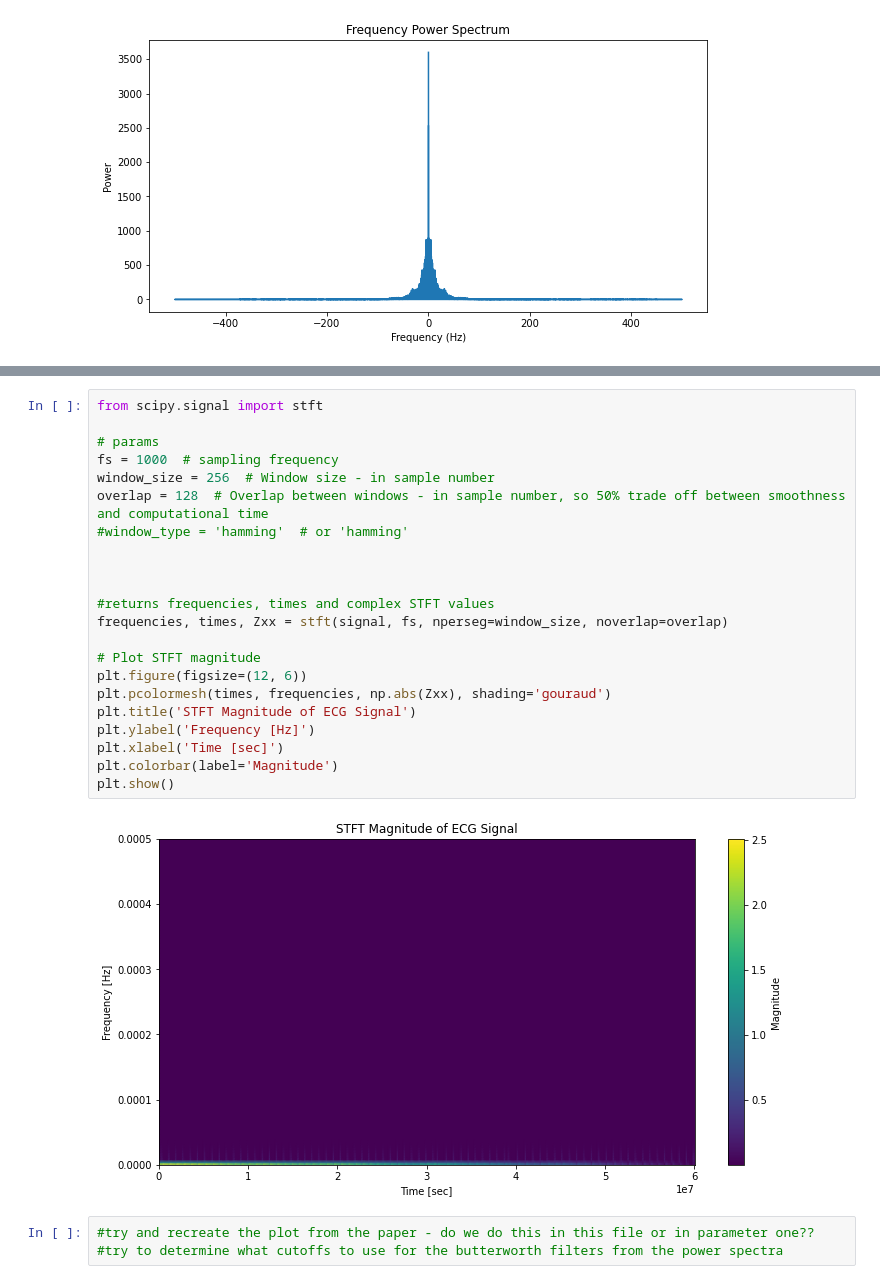
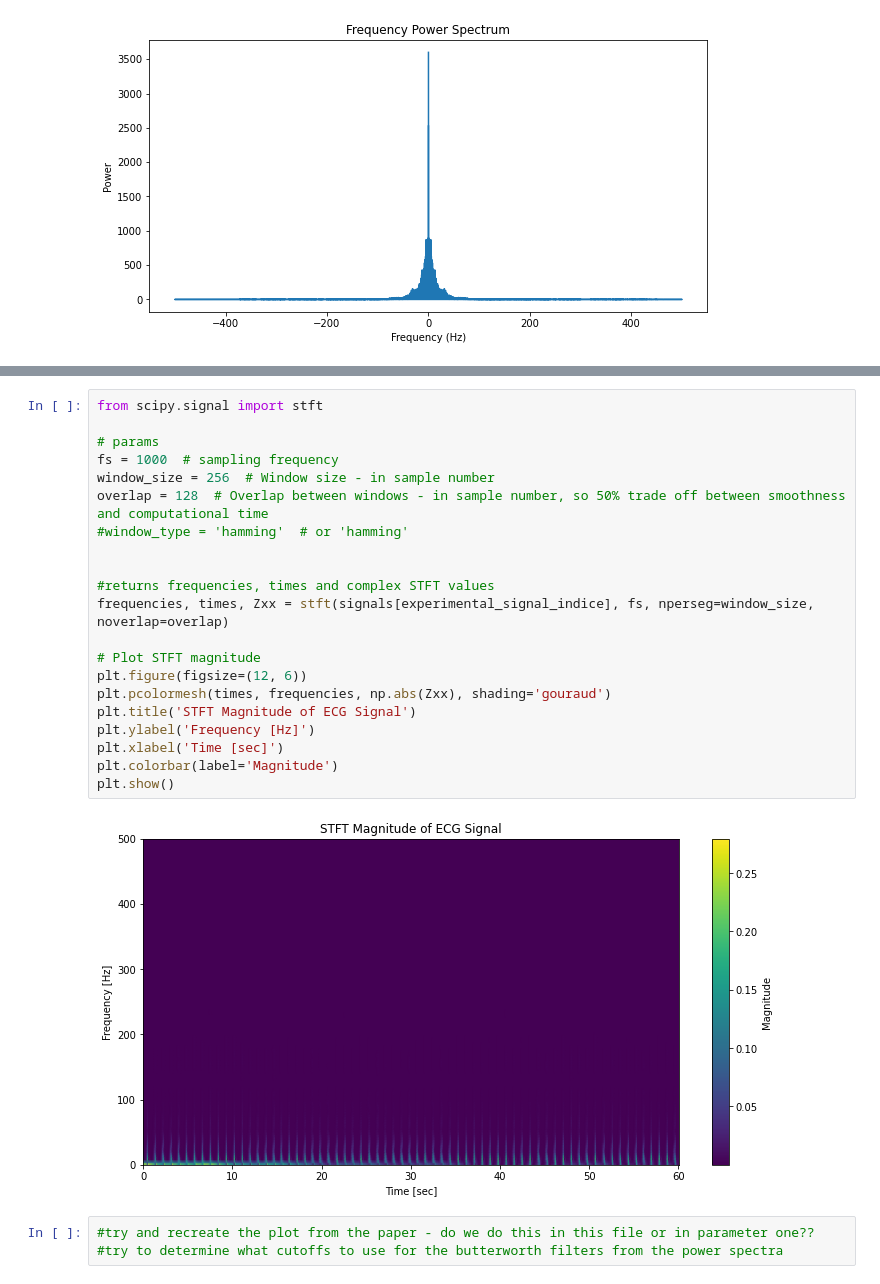
Before and after one commit to patcourts/ES98C-ECG-Project, a Jupyter notebook: examples/Data_Pre-processing_Experimentation.ipynb, the cells around one changed output, grey strips where cells are left out. Cells and saved outputs as stored; diff of their text form.

```diff
--- a/examples/Data_Pre-processing_Experimentation.ipynb
+++ b/examples/Data_Pre-processing_Experimentation.ipynb
@@ -307,27 +329,26 @@ TypeError: float() argument must be a string or a number, not 'list'
 # %%
 from scipy.signal import stft
 
 # params
 fs = 1000  # sampling frequency
 window_size = 256  # Window size - in sample number
 overlap = 128  # Overlap between windows - in sample number, so 50% trade off between smoothness and computational time
 #window_type = 'hamming'  # or 'hamming'
 
 
-
 #returns frequencies, times and complex STFT values
-frequencies, times, Zxx = stft(signal, fs, nperseg=window_size, noverlap=overlap)
+frequencies, times, Zxx = stft(signals[experimental_signal_indice], fs, nperseg=window_size, noverlap=overlap)
 
 # Plot STFT magnitude
 plt.figure(figsize=(12, 6))
 plt.pcolormesh(times, frequencies, np.abs(Zxx), shading='gouraud')
 plt.title('STFT Magnitude of ECG Signal')
 plt.ylabel('Frequency [Hz]')
 plt.xlabel('Time [sec]')
 plt.colorbar(label='Magnitude')
 plt.show()
 # %% [output]
-[figure, old version]
+[figure, new version]
 # %%
 #try and recreate the plot from the paper - do we do this in this file or in parameter one??
 #try to determine what cutoffs to use for the butterworth filters from the power spectra
```
Also changed, not shown: parts of 11 cells of this notebook.
